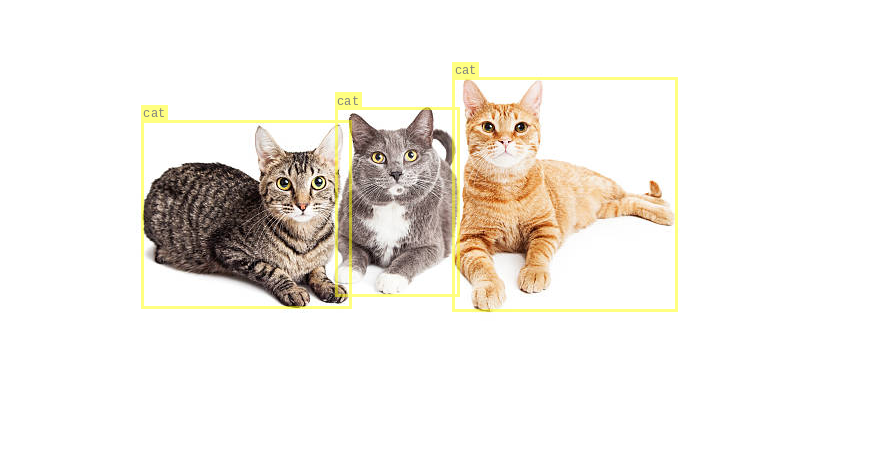
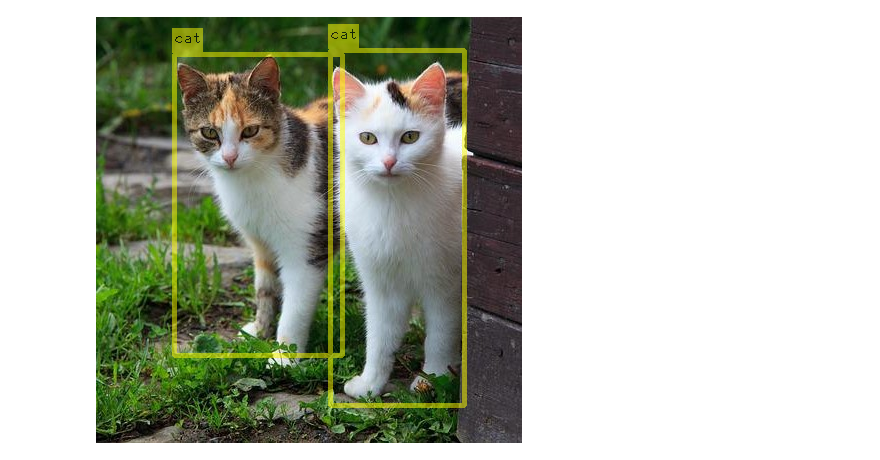
Before and after one commit to DeGirum/PySDKExamples, a Jupyter notebook: UltralyticsObjectDetectionImage.ipynb, the cells around one changed output. Cells and saved outputs as stored; diff of their text form; code cells hidden in the pictures; blank space fills up the shorter version.

Commit message:
changed to opencv for colab use

```diff
--- a/UltralyticsObjectDetectionImage.ipynb
+++ b/UltralyticsObjectDetectionImage.ipynb
@@ -4,11 +3,14 @@
 # %%
 import degirum as dg
+from google.colab.patches import cv2_imshow
+
 zoo = dg.connect(dg.CLOUD, zoo_url="https://cs.degirum.com/degirum/ultralytics", token="<insert token here>")
 model = zoo.load_model("yolov8n_silu_coco--640x640_quant_tflite_edgetpu_1")
-res = model("ThreeCats.jpg")
-res.image_overlay
+model.image_backend = "opencv"
+res = model("https://raw.githubusercontent.com/DeGirum/PySDKExamples/main/images/TwoCats.jpg")
+cv2_imshow(res.image_overlay)
 # %% [output]
-[figure, old version]
+[figure, new version]
 # %%
 zoo.list_models()
 # %% [output]
```
Also changed, not shown: parts of 2 cells of this notebook.
